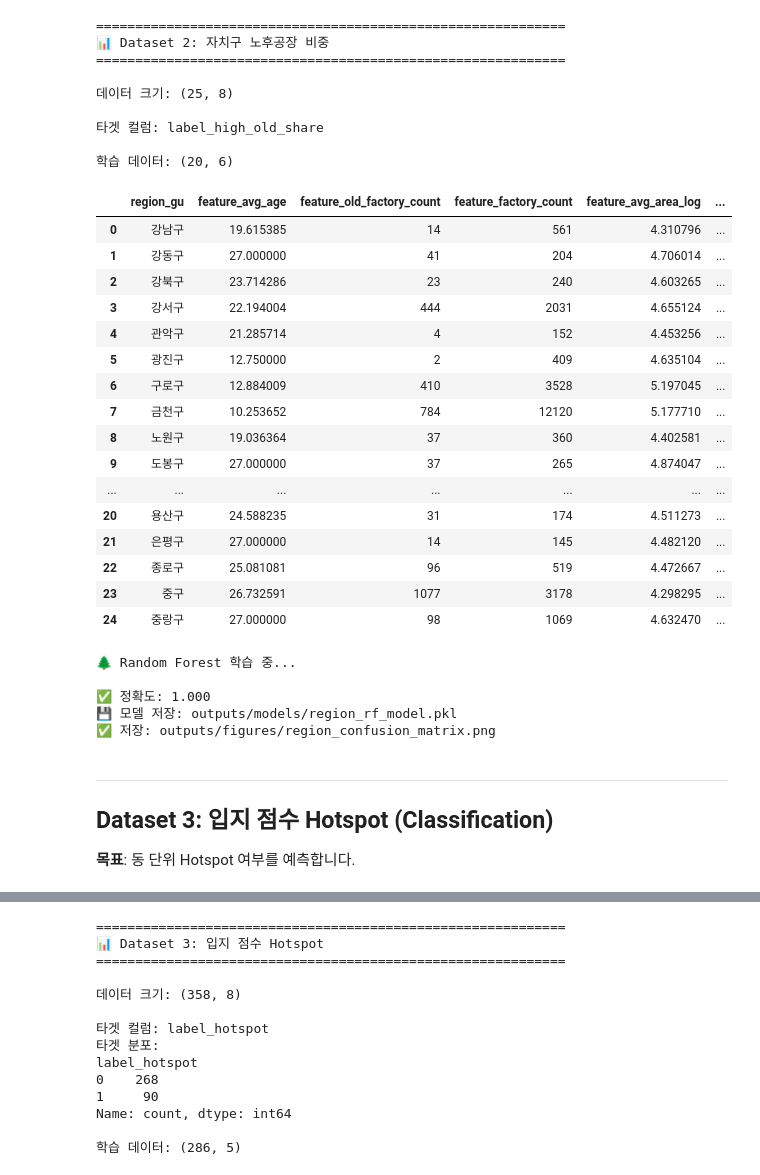
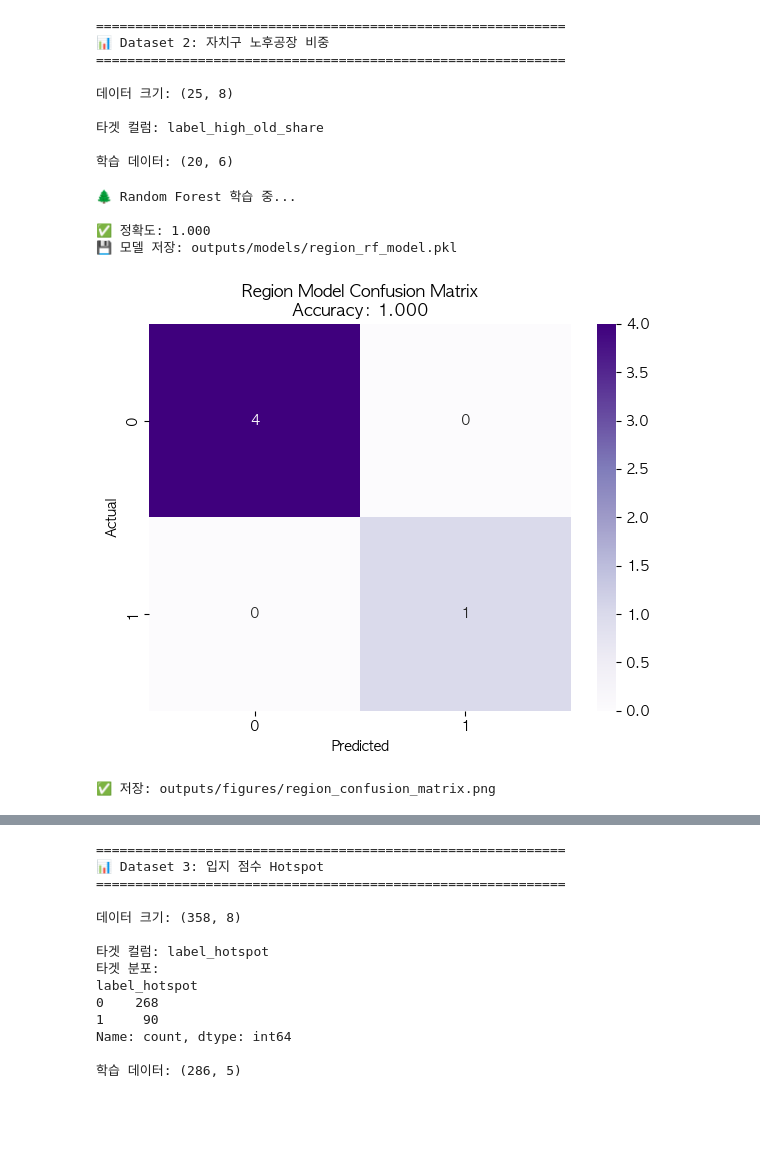
Before and after one commit to hike-lab/AIRD-PACK, a Jupyter notebook: code/ml-pack/aird_ml_learning_examples.ipynb, the cells around one changed output, grey strips where cells are left out. Cells and saved outputs as stored; diff of their text form; code cells hidden in the pictures; blank space fills up the shorter version.

```diff
--- a/code/ml-pack/aird_ml_learning_examples.ipynb
+++ b/code/ml-pack/aird_ml_learning_examples.ipynb
@@ -434,14 +449,10 @@ df2 = pd.read_csv(f"{PROCESSED_DATA_PATH}ml_region_old_factory_share_seoul_2025_
 print(f"\n데이터 크기: {df2.shape}")
 
 # 타겟 찾기
-target_col2 = None
-for col in ['노후공장비중', 'old_factory_ratio', '평균공장연령', 'label_high_old_share']:
-    if col in df2.columns:
-        target_col2 = col
-        break
-
-if target_col2 is None:
-    target_col2 = df2.columns[-1]
+try:
+  target_col2 = 'label_high_old_share'
+except:
+  target_col2 = df2.columns[-1]
 
 print(f"\n타겟 컬럼: {target_col2}")
 
@@ -458,8 +469,8 @@ if len(numeric_cols2) == 0:
 X2 = df2[numeric_cols2].fillna(0)
 y2 = df2[target_col2]
 
-# Classification으로 변환 (중앙값 기준)
-y2_binary = (y2 >= y2.median()).astype(int)
+# Classification으로 변환 (평균 기준)
+y2_binary = (y2 >= y2.mean()).astype(int)
 
 X2_train, X2_test, y2_train, y2_test = train_test_split(
     X2, y2_binary, test_size=0.2, random_state=42
@@ -476,26 +487,6 @@ print(f"\n학습 데이터: {X2_train.shape}")
 타겟 컬럼: label_high_old_share
 
 학습 데이터: (20, 6)
-# %%
-df2
-# %% [output]
-|  | region_gu | feature_avg_age | feature_old_factory_count | feature_factory_count | feature_avg_area_log | ... |
-| 0 | 강남구 | 19.615385 | 14 | 561 | 4.310796 | ... |
-| 1 | 강동구 | 27.000000 | 41 | 204 | 4.706014 | ... |
-| 2 | 강북구 | 23.714286 | 23 | 240 | 4.603265 | ... |
-| 3 | 강서구 | 22.194004 | 444 | 2031 | 4.655124 | ... |
-| 4 | 관악구 | 21.285714 | 4 | 152 | 4.453256 | ... |
-| 5 | 광진구 | 12.750000 | 2 | 409 | 4.635104 | ... |
-| 6 | 구로구 | 12.884009 | 410 | 3528 | 5.197045 | ... |
-| 7 | 금천구 | 10.253652 | 784 | 12120 | 5.177710 | ... |
-| 8 | 노원구 | 19.036364 | 37 | 360 | 4.402581 | ... |
-| 9 | 도봉구 | 27.000000 | 37 | 265 | 4.874047 | ... |
-| ... | ... | ... | ... | ... | ... | ... |
-| 20 | 용산구 | 24.588235 | 31 | 174 | 4.511273 | ... |
-| 21 | 은평구 | 27.000000 | 14 | 145 | 4.482120 | ... |
-| 22 | 종로구 | 25.081081 | 96 | 519 | 4.472667 | ... |
-| 23 | 중구 | 26.732591 | 1077 | 3178 | 4.298295 | ... |
-| 24 | 중랑구 | 27.000000 | 98 | 1069 | 4.632470 | ... |
 # %%
 # Random Forest 학습
 print("\n🌲 Random Forest 학습 중...")
@@ -504,37 +495,36 @@ rf_model2 = RandomForestClassifier(
     n_estimators=50,
     max_depth=5,
     random_state=42
 )
 
 rf_model2.fit(X2_train, y2_train)
 rf_pred2 = rf_model2.predict(X2_test)
 
 rf_accuracy2 = accuracy_score(y2_test, rf_pred2)
 print(f"\n✅ 정확도: {rf_accuracy2:.3f}")
 
 # 모델 저장
-joblib.dump(rf_model2, f'{OUTPUT_PATH}models/region_rf_model.pkl')
+
+with open(f'{OUTPUT_PATH}models/region_rf_model.pkl', "wb")as f:
+  pickle.dump(rf_model2, f)
 print(f"💾 모델 저장: outputs/models/region_rf_model.pkl")
 
 # Confusion Matrix
 plt.figure(figsize=(6, 5))
 cm2 = confusion_matrix(y2_test, rf_pred2)
 sns.heatmap(cm2, annot=True, fmt='d', cmap='Purples')
 plt.title(f'Region Model Confusion Matrix\nAccuracy: {rf_accuracy2:.3f}')
 plt.xlabel('Predicted')
 plt.ylabel('Actual')
 plt.tight_layout()
+plt.show()
 plt.savefig(f'{OUTPUT_PATH}figures/region_confusion_matrix.png', dpi=150, bbox_inches='tight')
 plt.close()
 print("✅ 저장: outputs/figures/region_confusion_matrix.png")
 # %% [output]
 🌲 Random Forest 학습 중...
 
 ✅ 정확도: 1.000
 💾 모델 저장: outputs/models/region_rf_model.pkl
-✅ 저장: outputs/figures/region_confusion_matrix.png
+[figure, added]
+✅ 저장: outputs/figures/region_confusion_matrix.png
-# %% [markdown]
----
-## Dataset 3: 입지 점수 Hotspot (Classification)
-
-**목표**: 동 단위 Hotspot 여부를 예측합니다.
```
Also changed, not shown: parts of 13 cells of this notebook, 14 other files.
